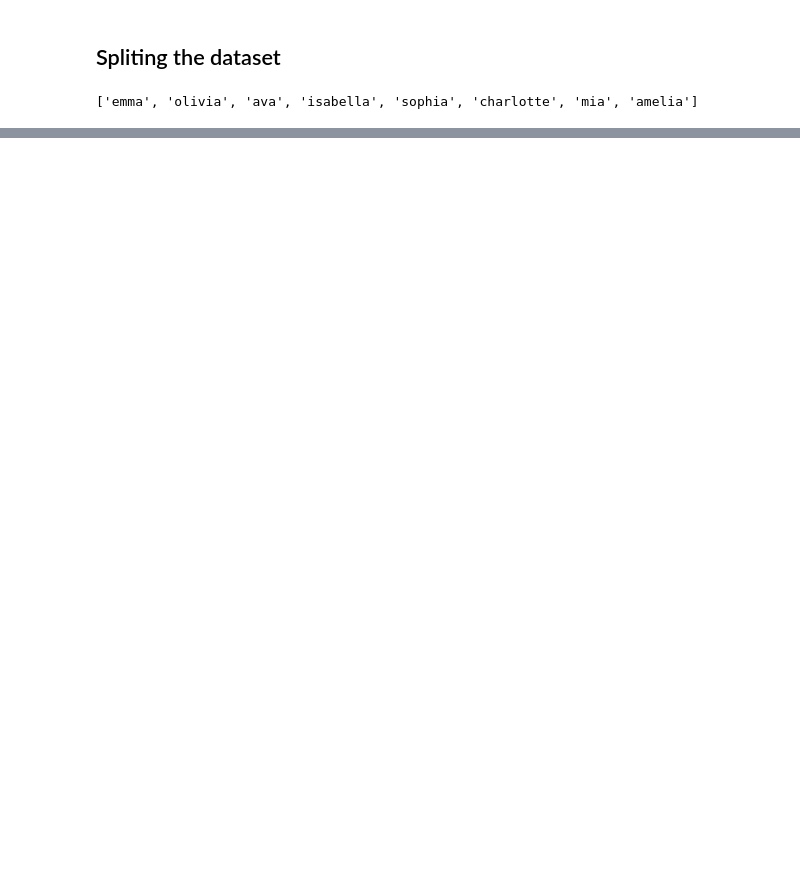
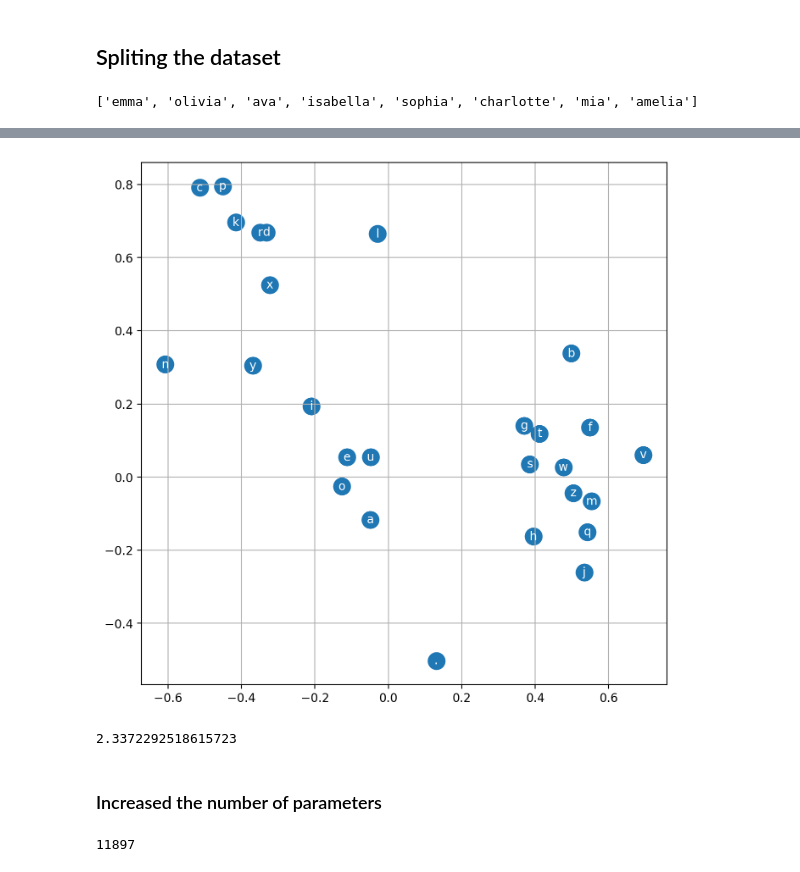
Before and after one commit to shushankai/makemore, a Jupyter notebook: makemore2.ipynb, the cells around one changed output, grey strips where cells are left out. Cells and saved outputs as stored; diff of their text form; code cells hidden in the pictures; blank space fills up the shorter version.

```diff
--- a/makemore2.ipynb
+++ b/makemore2.ipynb
@@ -499,0 +568,51 @@ torch.Size([182484, 3])
+# %%
+# visulatin the embeddings
+# visualize dimensions 0 and 1 of the embedding matrix C for all characters
+plt.figure(figsize=(8,8))
+plt.scatter(C1[:,0].data, C1[:,1].data, s=200)
+for i in range(C1.shape[0]):
+    plt.text(C1[i,0].item(), C1[i,1].item(), itos[i], ha="center", va="center", color='white')
+plt.grid('minor')
+
+# in this graph we can see that our vowels are clusterd together and our
+# %% [output]
+[figure, added]
+# %%
+# loss on dev dataset
+emb = C1[Xdev]
+h = torch.tanh(emb.view(-1, 6) @ W1 + b1)
+logits = h @ W2 + b2
+loss = F.cross_entropy(logits, Ydev)
+loss.item()
+
+# now we are having some gap in difference in loss between training set and dev set
+# which means that we are some what overfiting on our training dataset compared to previously when the difference
+# between the dev and test loss as not much at that time we where underfitting on our training dataset
+
+# lets increase our lock-up tables (embedding vector C1 from (27, 2) -> (27, 10))
+# %% [output]
+2.3372292518615723
+# %% [markdown]
+### Increased the number of parameters
+# %%
+g = torch.Generator().manual_seed(SEED)
+C1 = torch.randn((27, 10), generator=g) # look up table
+W1 = torch.randn(size=(30, 200), generator=g) # weights (6, 200) input will be (32, 6)
+b1 = torch.randn(200, generator=g) # bias of size (200) as 200 neurons in the hidden layer
+W2 = torch.randn(size=(200, 27), generator=g) # for each character probability
+b2 = torch.randn(27, generator=g)
+
+parameters = {
+    'C1' : C1,
+    'W1' : W1,
+    'b1' : b1,
+    'W2' : W2,
+    'b2' : b2
+}
+
+print(sum(p.nelement() for p in parameters.values()))
+
+for p in parameters.values():
+    p.requires_grad = True
+# %% [output]
+11897
```
Also changed, not shown: parts of 24 cells of this notebook.
